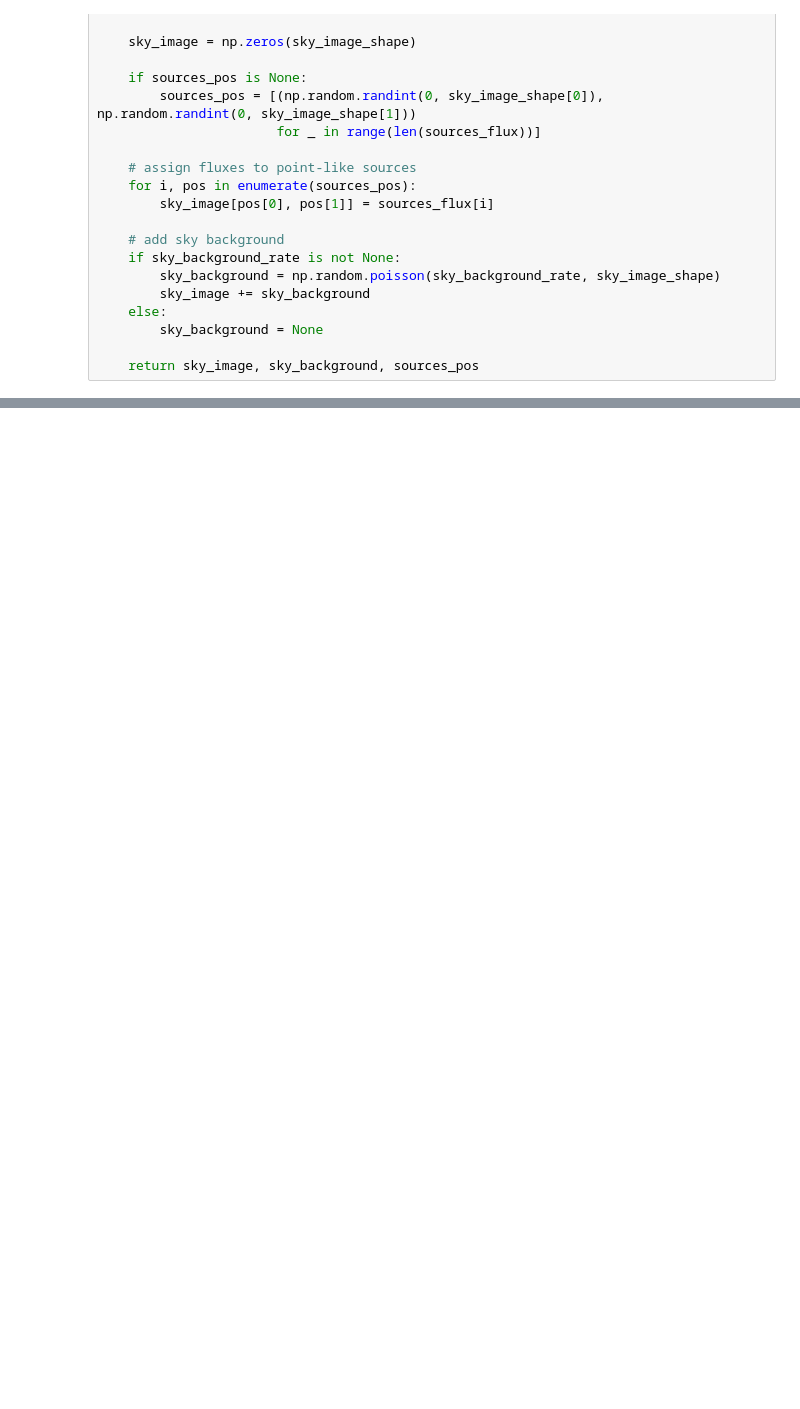
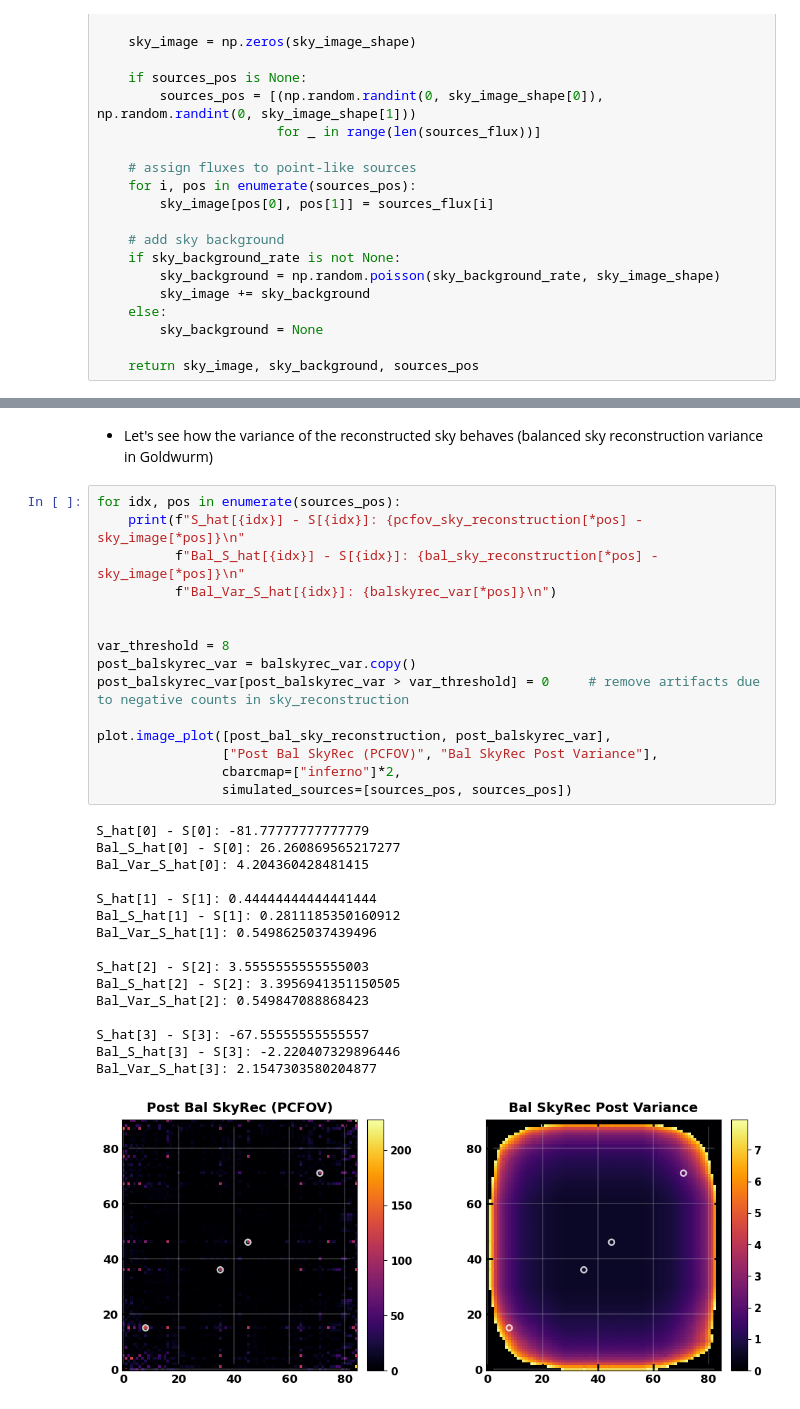
Before and after one commit to EdoardoGiancarli/Reconstruction_Masks_Test, a Jupyter notebook: Img_ReconstructionMethods_2D/variance_SNR.ipynb, the cells around one changed output, grey strips where cells are left out. Cells and saved outputs as stored; diff of their text form; blank space fills up the shorter version.

```diff
--- a/Img_ReconstructionMethods_2D/variance_SNR.ipynb
+++ b/Img_ReconstructionMethods_2D/variance_SNR.ipynb
@@ -121,0 +145,34 @@ fcfov_sky_reconstruction = basic pattern shape: True
+# %% [markdown]
+- Let's see how the variance of the reconstructed sky behaves (balanced sky reconstruction variance in Goldwurm)
+# %%
+for idx, pos in enumerate(sources_pos):
+    print(f"S_hat[{idx}] - S[{idx}]: {pcfov_sky_reconstruction[*pos] - sky_image[*pos]}\n"
+          f"Bal_S_hat[{idx}] - S[{idx}]: {bal_sky_reconstruction[*pos] - sky_image[*pos]}\n"
+          f"Bal_Var_S_hat[{idx}]: {balskyrec_var[*pos]}\n")
+
+
+var_threshold = 8
+post_balskyrec_var = balskyrec_var.copy()
+post_balskyrec_var[post_balskyrec_var > var_threshold] = 0     # remove artifacts due to negative counts in sky_reconstruction
+
+plot.image_plot([post_bal_sky_reconstruction, post_balskyrec_var],
+                ["Post Bal SkyRec (PCFOV)", "Bal SkyRec Post Variance"],
+                cbarcmap=["inferno"]*2,
+                simulated_sources=[sources_pos, sources_pos])
+# %% [output]
+S_hat[0] - S[0]: -81.77777777777779
+Bal_S_hat[0] - S[0]: 26.260869565217277
+Bal_Var_S_hat[0]: 4.204360428481415
+
+S_hat[1] - S[1]: 0.44444444444441444
+Bal_S_hat[1] - S[1]: 0.2811185350160912
+Bal_Var_S_hat[1]: 0.5498625037439496
+
+S_hat[2] - S[2]: 3.5555555555555003
+Bal_S_hat[2] - S[2]: 3.3956941351150505
+Bal_Var_S_hat[2]: 0.549847088868423
+
+S_hat[3] - S[3]: -67.55555555555557
+Bal_S_hat[3] - S[3]: -2.220407329896446
+Bal_Var_S_hat[3]: 2.1547303580204877
+[figure, added]
```
Also changed, not shown: parts of 9 cells of this notebook, 3 other files.
